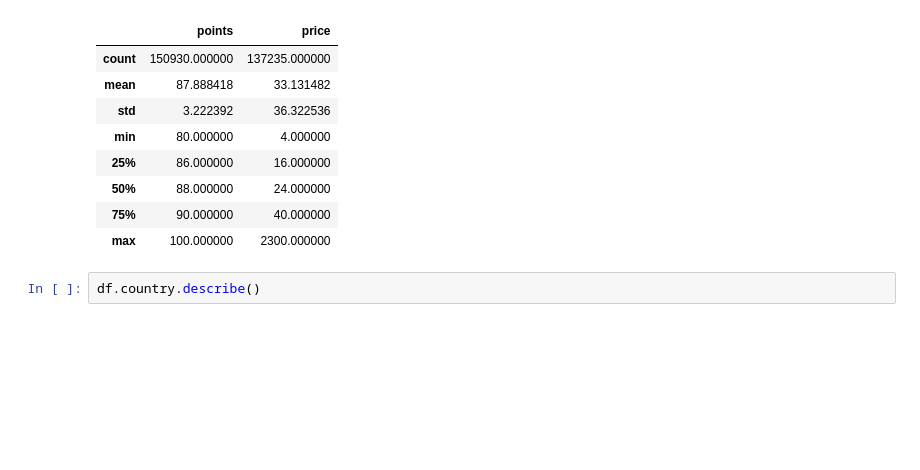
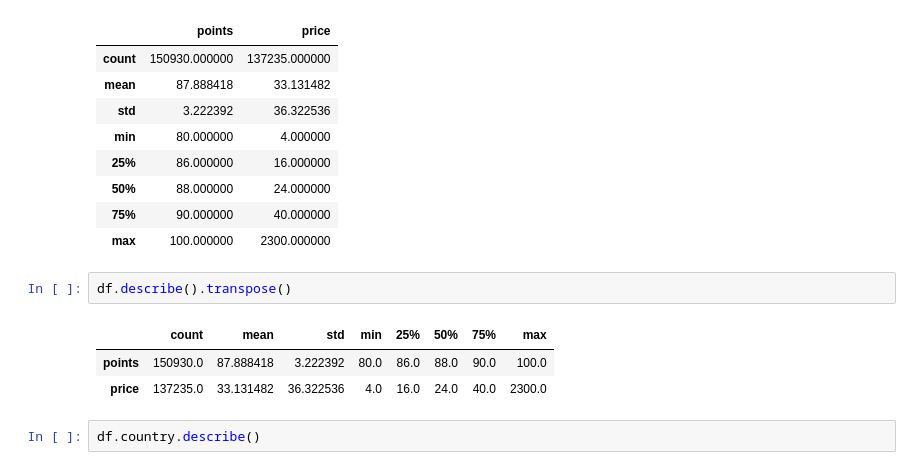
Before and after one commit to gillouche/exploratory-data-analysis, a Jupyter notebook: notebooks/001. pandas.ipynb, the cells around one changed output. Saved outputs shown, nothing was run; the diff lists cells and outputs as text; blank space fills up the shorter version.

```diff
--- a/notebooks/001. pandas.ipynb
+++ b/notebooks/001. pandas.ipynb
@@ -540,6 +595,12 @@ df.describe()
 | 50% | 88.000000 | 24.000000 |
 | 75% | 90.000000 | 40.000000 |
 | max | 100.000000 | 2300.000000 |
+# %%
+df.describe().transpose()
+# %% [output]
+|  | count | mean | std | min | 25% | 50% | 75% | max |
+| points | 150930.0 | 87.888418 | 3.222392 | 80.0 | 86.0 | 88.0 | 90.0 | 100.0 |
+| price | 137235.0 | 33.131482 | 36.322536 | 4.0 | 16.0 | 24.0 | 40.0 | 2300.0 |
 # %%
 df.country.describe()
 # %% [output]
```
Also changed, not shown: parts of 17 cells of this notebook.
